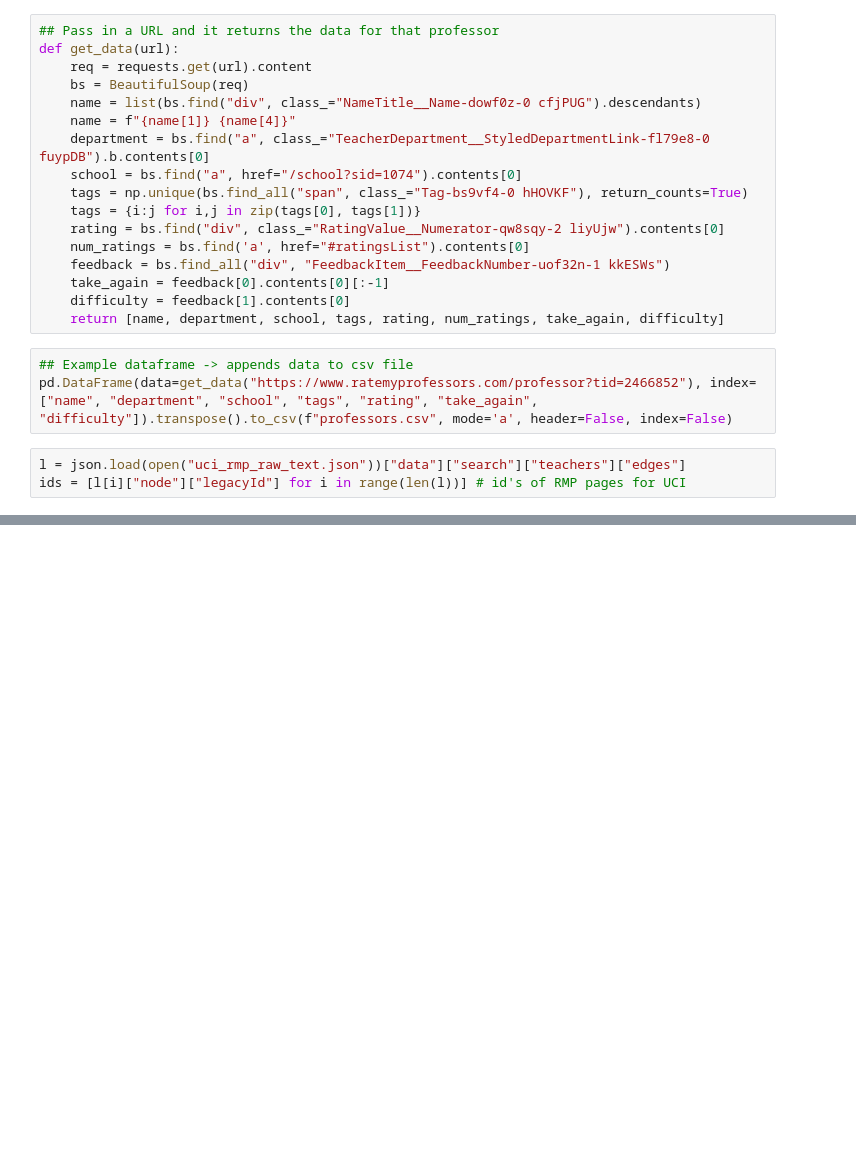
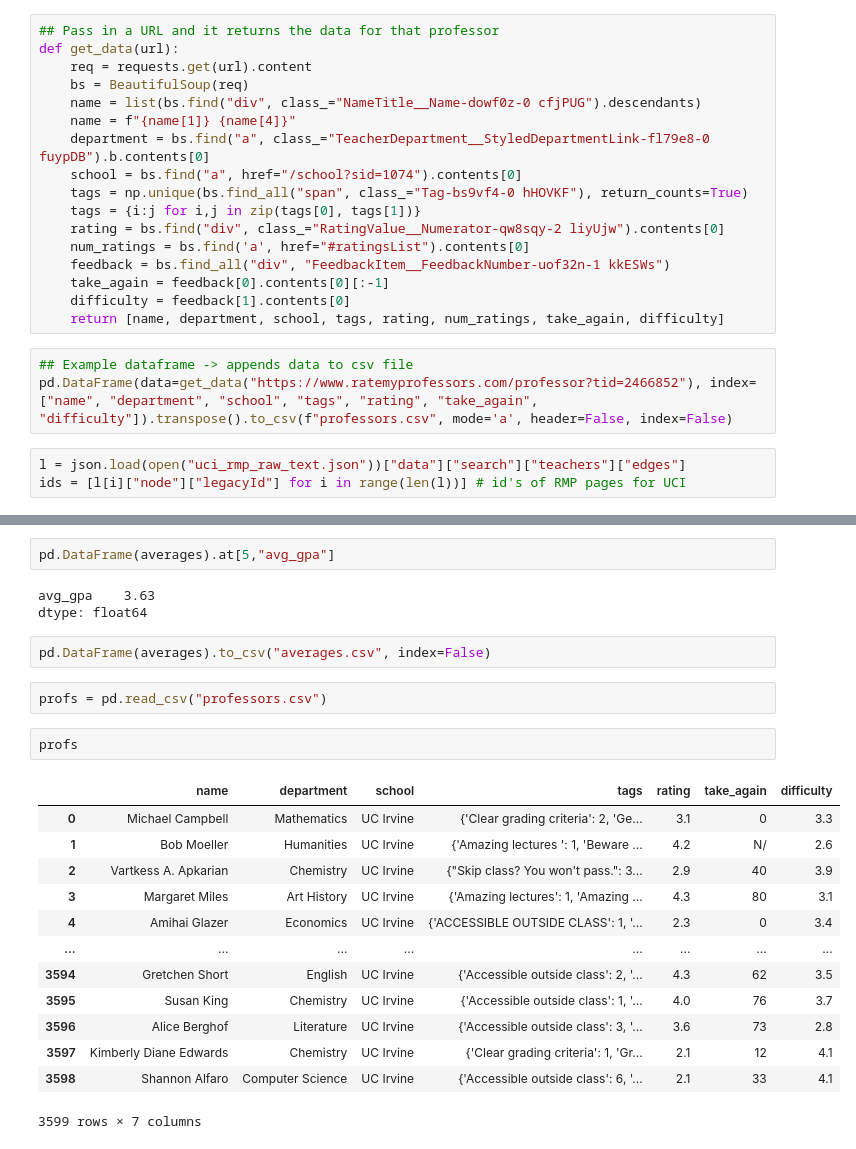
Before and after one commit to mrfleap/hackuci-2023, a Jupyter notebook: RMPscraper/ProfessorScraper.ipynb, the cells around one changed output, grey strips where cells are left out. Cells and saved outputs as stored; diff of their text form; blank space fills up the shorter version.

Commit message:
Added GPA averages for each prof ("grades.csv")

```diff
--- a/RMPscraper/ProfessorScraper.ipynb
+++ b/RMPscraper/ProfessorScraper.ipynb
@@ -64,0 +80,25 @@ len(ids)
+# %%
+pd.DataFrame(averages).at[5,"avg_gpa"]
+# %% [output]
+avg_gpa    3.63
+dtype: float64
+# %%
+pd.DataFrame(averages).to_csv("averages.csv", index=False)
+# %%
+profs = pd.read_csv("professors.csv")
+# %%
+profs
+# %% [output]
+|  | name | department | school | tags | rating | take_again | difficulty |
+| 0 | Michael Campbell | Mathematics | UC Irvine | {'Clear grading criteria': 2, 'Ge... | 3.1 | 0 | 3.3 |
+| 1 | Bob Moeller | Humanities | UC Irvine | {'Amazing lectures ': 1, 'Beware ... | 4.2 | N/ | 2.6 |
+| 2 | Vartkess A. Apkarian | Chemistry | UC Irvine | {"Skip class? You won't pass.": 3... | 2.9 | 40 | 3.9 |
+| 3 | Margaret Miles | Art History | UC Irvine | {'Amazing lectures': 1, 'Amazing ... | 4.3 | 80 | 3.1 |
+| 4 | Amihai Glazer | Economics | UC Irvine | {'ACCESSIBLE OUTSIDE CLASS': 1, '... | 2.3 | 0 | 3.4 |
+| ... | ... | ... | ... | ... | ... | ... | ... |
+| 3594 | Gretchen Short | English | UC Irvine | {'Accessible outside class': 2, '... | 4.3 | 62 | 3.5 |
+| 3595 | Susan King | Chemistry | UC Irvine | {'Accessible outside class': 1, '... | 4.0 | 76 | 3.7 |
+| 3596 | Alice Berghof | Literature | UC Irvine | {'Accessible outside class': 3, '... | 3.6 | 73 | 2.8 |
+| 3597 | Kimberly Diane Edwards | Chemistry | UC Irvine | {'Clear grading criteria': 1, 'Gr... | 2.1 | 12 | 4.1 |
+| 3598 | Shannon Alfaro | Computer Science | UC Irvine | {'Accessible outside class': 6, '... | 2.1 | 33 | 4.1 |
+3599 rows × 7 columns
```
Also changed, not shown: parts of 10 cells of this notebook, 3 other files.
